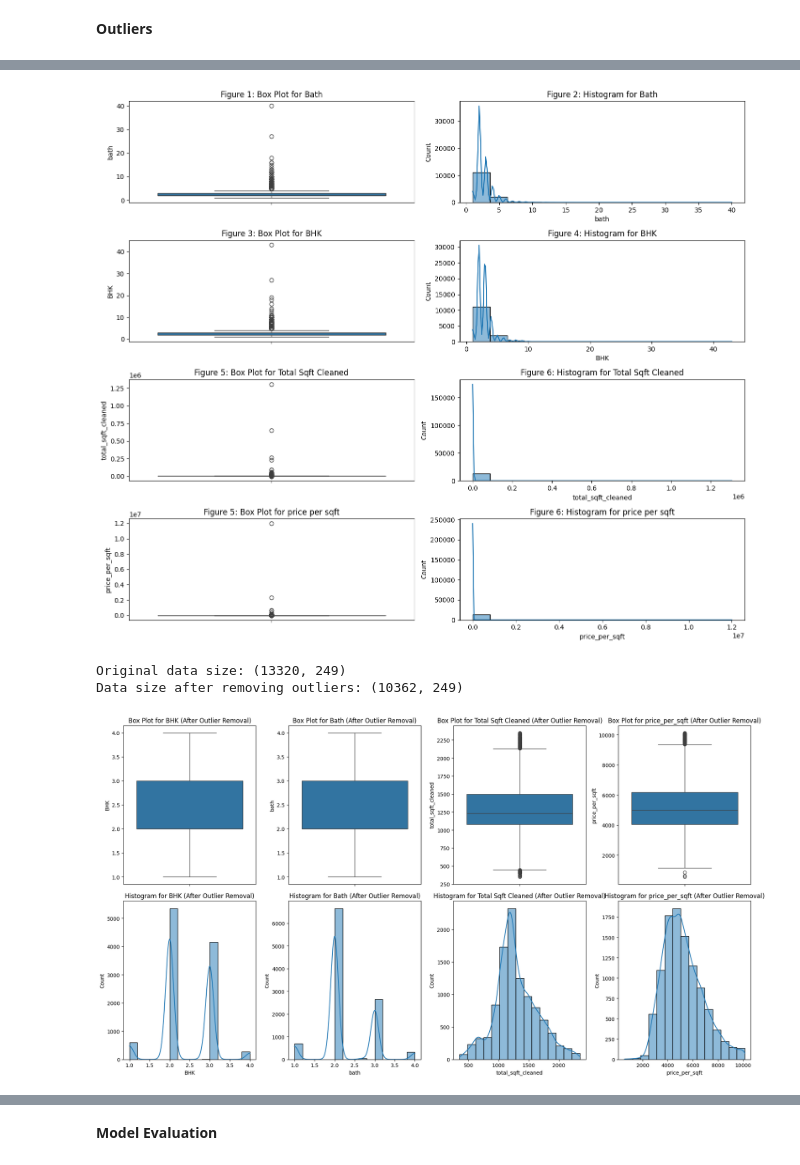
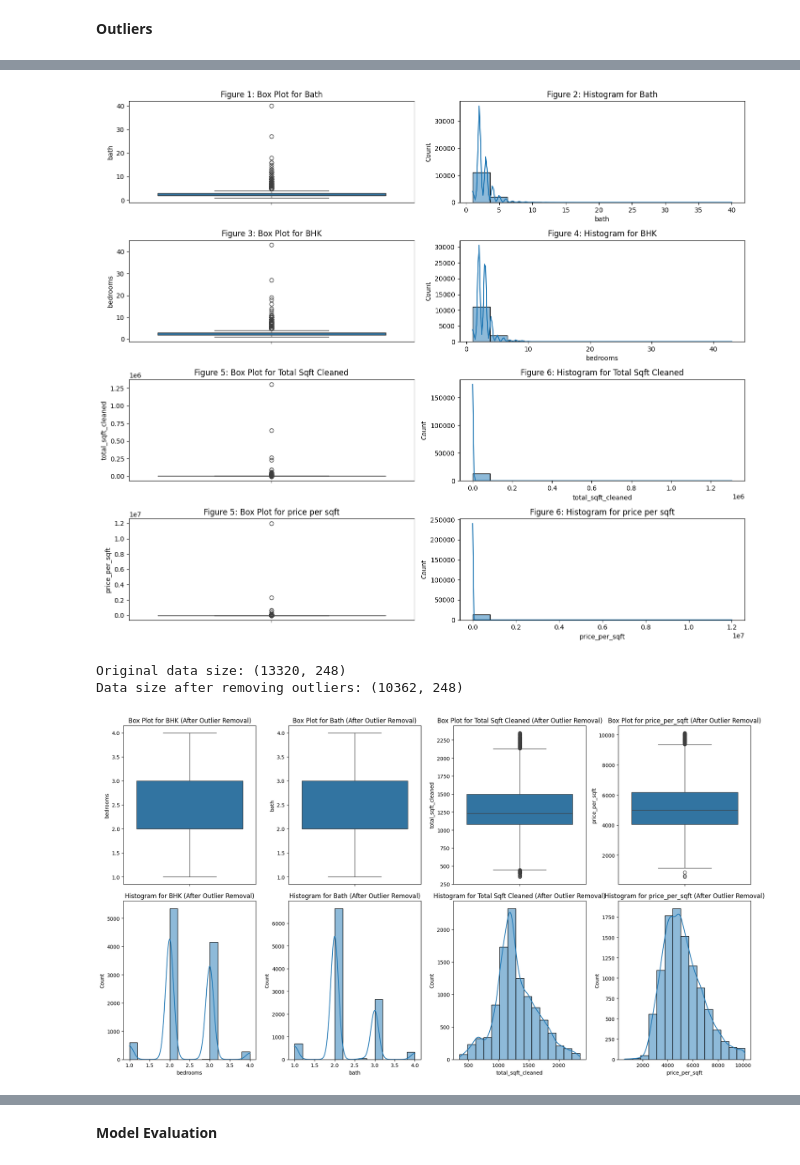
Before and after one commit to Yousef-koura/Bengaluru_House_pricing, a Jupyter notebook: model/model.ipynb, the cells around one changed output, grey strips where cells are left out. Drawn from its saved outputs; the diff is of its cells as text; code cells hidden in the pictures.

```diff
--- a/model/model.ipynb
+++ b/model/model.ipynb
@@ -183,0 +183,4 @@ new_data.head()
+# %%
+new_data2 = pd.concat([new_data,dumies.drop('other',axis='columns')],axis='columns')
+new_data2 = new_data2.drop('location',axis='columns')
+new_data2.head()
@@ -234,10 +245,10 @@ def clean_total_sqft(val):
         return np.nan  # Return NaN if conversion fails
 
 # Apply the cleaning function to the column
-new_data['total_sqft_cleaned'] = new_data['total_sqft'].apply(clean_total_sqft)
+new_data2['total_sqft_cleaned'] = new_data2['total_sqft'].apply(clean_total_sqft)
 
 # Check the cleaned column
-print(new_data[['total_sqft', 'total_sqft_cleaned']].head())
+print(new_data2[['total_sqft', 'total_sqft_cleaned']].head())
 # %% [output]
   total_sqft  total_sqft_cleaned
 0       1056              1056.0
@@ -246,6 +257,6 @@ print(new_data[['total_sqft', 'total_sqft_cleaned']].head())
 3       1521              1521.0
 4       1200              1200.0
 # %%
-new_data = new_data.drop(["total_sqft"], axis=1)
-new_data.head()
+new_data2 = new_data2.drop(["total_sqft"], axis=1)
+new_data2.head()
 # %% [output]
@@ -261,6 +272,6 @@ new_data.head()
 
 I add a new column called "price_per_sqft" where i converted the currency and divided on "total_sqft_cleaned"
 # %%
-new_data["price_per_sqft"] = new_data["price"]*100000/new_data["total_sqft_cleaned"]
-new_data.head()
+new_data2["price_per_sqft"] = new_data2["price"]*100000/new_data2["total_sqft_cleaned"]
+new_data2.head()
 # %% [output]
@@ -290,44 +301,44 @@ new_data.describe()
 fig, ax = plt.subplots(4, 2, figsize=(14, 12))  # figsize adjusts the size of the plots
 
 # Box Plot for 'bath' (Figure 1)
-sns.boxplot(new_data["bath"], ax=ax[0, 0])
+sns.boxplot(new_data2["bath"], ax=ax[0, 0])
 ax[0, 0].set_title('Figure 1: Box Plot for Bath')
 
 # Histogram for 'bath' with KDE (Figure 2)
-sns.histplot(new_data["bath"], kde=True, bins=15, ax=ax[0, 1])
+sns.histplot(new_data2["bath"], kde=True, bins=15, ax=ax[0, 1])
 ax[0, 1].set_title('Figure 2: Histogram for Bath')
 
 # Box Plot for 'BHK' (Figure 3)
-sns.boxplot(new_data["BHK"], ax=ax[1, 0])
+sns.boxplot(new_data2["bedrooms"], ax=ax[1, 0])
 ax[1, 0].set_title('Figure 3: Box Plot for BHK')
 
 # Histogram for 'BHK' with KDE (Figure 4)
-sns.histplot(new_data["BHK"], kde=True, bins=15, ax=ax[1, 1])
+sns.histplot(new_data2["bedrooms"], kde=True, bins=15, ax=ax[1, 1])
 ax[1, 1].set_title('Figure 4: Histogram for BHK')
 
 # Box Plot for 'total_sqft_cleaned' (Figure 5)
-sns.boxplot(new_data["total_sqft_cleaned"], ax=ax[2, 0])
+sns.boxplot(new_data2["total_sqft_cleaned"], ax=ax[2, 0])
 ax[2, 0].set_title('Figure 5: Box Plot for Total Sqft Cleaned')
 
 # Histogram for 'total_sqft_cleaned' with KDE (Figure 6)
-sns.histplot(new_data["total_sqft_cleaned"], kde=True, bins=15, ax=ax[2, 1])
+sns.histplot(new_data2["total_sqft_cleaned"], kde=True, bins=15, ax=ax[2, 1])
 ax[2, 1].set_title('Figure 6: Histogram for Total Sqft Cleaned')
 
 # Box Plot for 'total_sqft_cleaned' (Figure 5)
-sns.boxplot(new_data["price_per_sqft"], ax=ax[3, 0])
+sns.boxplot(new_data2["price_per_sqft"], ax=ax[3, 0])
 ax[3, 0].set_title('Figure 5: Box Plot for price per sqft')
 
 # Histogram for 'total_sqft_cleaned' with KDE (Figure 6)
-sns.histplot(new_data["price_per_sqft"], kde=True, bins=15, ax=ax[3, 1])
+sns.histplot(new_data2["price_per_sqft"], kde=True, bins=15, ax=ax[3, 1])
 ax[3, 1].set_title('Figure 6: Histogram for price per sqft')
 
 # Adjust layout to prevent overlap
 plt.tight_layout()
 
 # Display the plots
 plt.show()
 # %% [output]
-[figure, old version]
+[figure, new version]
 # %%
 def remove_outliers_IQR(df, column):
     # Calculate Q1 (25th percentile) and Q3 (75th percentile)
@@ -347,54 +358,51 @@ def remove_outliers_IQR(df, column):
     return filtered_df
 
 # Apply the function to remove outliers from 'BHK', 'bath', and 'total_sqft_cleaned'
-new_data1 = remove_outliers_IQR(new_data, 'BHK')
-new_data1 = remove_outliers_IQR(new_data1, 'bath')
-new_data1 = remove_outliers_IQR(new_data1, 'total_sqft_cleaned')
-new_data1 = remove_outliers_IQR(new_data1, 'price_per_sqft')
+new_data3 = remove_outliers_IQR(new_data2, 'bedrooms')
+new_data3 = remove_outliers_IQR(new_data3, 'bath')
+new_data3 = remove_outliers_IQR(new_data3, 'total_sqft_cleaned')
+new_data3 = remove_outliers_IQR(new_data3, 'price_per_sqft')
 
 # Display the shape of the original and filtered data
-print(f"Original data size: {new_data.shape}")
-print(f"Data size after removing outliers: {new_data1.shape}")
+print(f"Original data size: {new_data2.shape}")
+print(f"Data size after removing outliers: {new_data3.shape}")
 # %% [output]
-Original data size: (13320, 249)
-Data size after removing outliers: (10362, 249)
+Original data size: (13320, 248)
+Data size after removing outliers: (10362, 248)
 # %%
-import seaborn as sns
-import matplotlib.pyplot as plt
-
 # Create a figure with 6 subplots (2 rows, 3 columns)
 fig, ax = plt.subplots(2, 4, figsize=(18, 10))  # Adjust figsize to make it spacious
 
 # Box Plot for 'BHK' (After Outlier Removal)
-sns.boxplot(new_data1["BHK"], ax=ax[0, 0])
+sns.boxplot(new_data3["bedrooms"], ax=ax[0, 0])
 ax[0, 0].set_title('Box Plot for BHK (After Outlier Removal)')
 
 # Histogram for 'BHK' with KDE (After Outlier Removal)
-sns.histplot(new_data1["BHK"], kde=True, bins=15, ax=ax[1, 0])
+sns.histplot(new_data3["bedrooms"], kde=True, bins=15, ax=ax[1, 0])
 ax[1, 0].set_title('Histogram for BHK (After Outlier Removal)')
 
 # Box Plot for 'bath' (After Outlier Removal)
-sns.boxplot(new_data1["bath"], ax=ax[0, 1])
+sns.boxplot(new_data3["bath"], ax=ax[0, 1])
 ax[0, 1].set_title('Box Plot for Bath (After Outlier Removal)')
 
 # Histogram for 'bath' with KDE (After Outlier Removal)
-sns.histplot(new_data1["bath"], kde=True, bins=15, ax=ax[1, 1])
+sns.histplot(new_data3["bath"], kde=True, bins=15, ax=ax[1, 1])
 ax[1, 1].set_title('Histogram for Bath (After Outlier Removal)')
 
 # Box Plot for 'total_sqft_cleaned' (After Outlier Removal)
-sns.boxplot(new_data1["total_sqft_cleaned"], ax=ax[0, 2])
+sns.boxplot(new_data3["total_sqft_cleaned"], ax=ax[0, 2])
 ax[0, 2].set_title('Box Plot for Total Sqft Cleaned (After Outlier Removal)')
 
 # Histogram for 'total_sqft_cleaned' with KDE (After Outlier Removal)
-sns.histplot(new_data1["total_sqft_cleaned"], kde=True, bins=15, ax=ax[1, 2])
+sns.histplot(new_data3["total_sqft_cleaned"], kde=True, bins=15, ax=ax[1, 2])
 ax[1, 2].set_title('Histogram for Total Sqft Cleaned (After Outlier Removal)')
 
 # Box Plot for 'total_sqft_cleaned' (After Outlier Removal)
-sns.boxplot(new_data1["price_per_sqft"], ax=ax[0, 3])
+sns.boxplot(new_data3["price_per_sqft"], ax=ax[0, 3])
 ax[0, 3].set_title('Box Plot for price_per_sqft (After Outlier Removal)')
 
 # Histogram for 'total_sqft_cleaned' with KDE (After Outlier Removal)
-sns.histplot(new_data1["price_per_sqft"], kde=True, bins=15, ax=ax[1, 3])
+sns.histplot(new_data3["price_per_sqft"], kde=True, bins=15, ax=ax[1, 3])
 ax[1, 3].set_title('Histogram for price_per_sqft (After Outlier Removal)')
 
 # Adjust layout for better spacing
@@ -403,5 +411,5 @@ plt.tight_layout()
 # Display the plots
 plt.show()
 # %% [output]
-[figure, old version]
+[figure, new version]
 # %%
```
Also changed, not shown: parts of 20 cells of this notebook.
